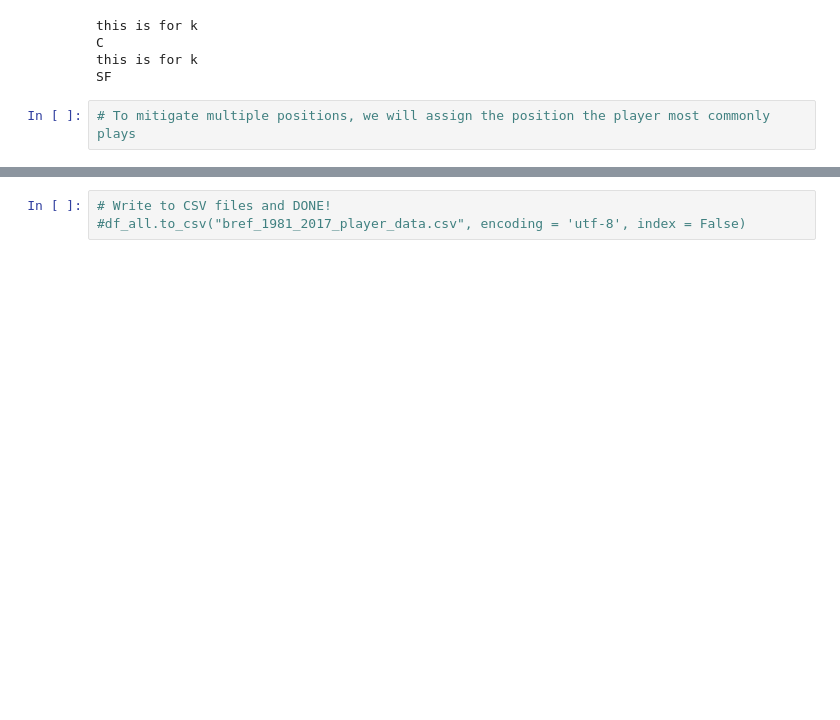
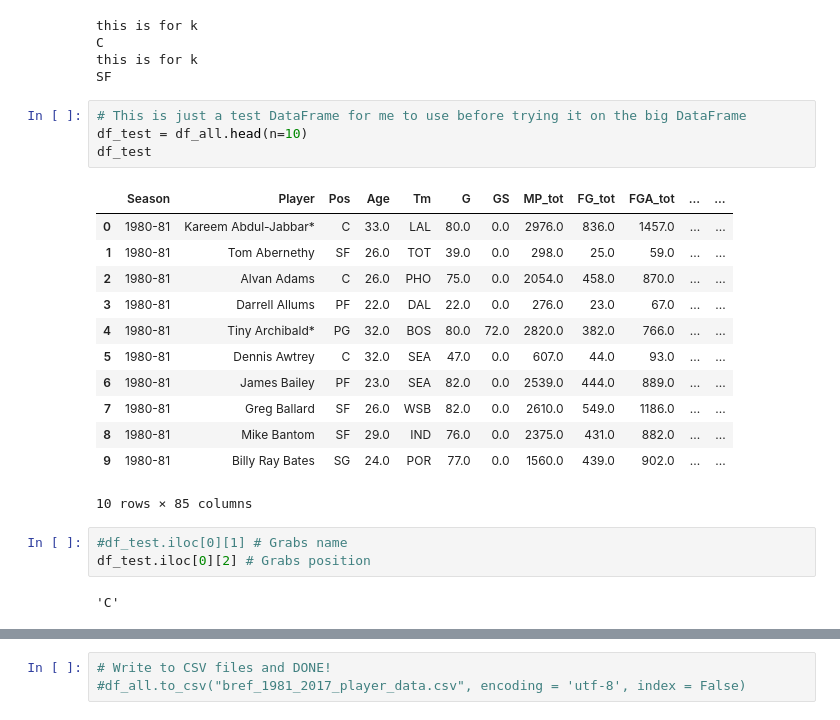
Before and after one commit to SpecCRA/nba_data_scrapers, a Jupyter notebook: bref_player_stats_scraper.ipynb, the cells around one changed output, grey strips where cells are left out. Saved outputs shown, nothing was run; the diff lists cells and outputs as text; blank space fills up the shorter version.

Commit message:
Added some working test code and pseudocode comments for replacing a DataFrame row value

```diff
--- a/bref_player_stats_scraper.ipynb
+++ b/bref_player_stats_scraper.ipynb
@@ -602,5 +604,25 @@ this is for k
 C
 this is for k
 SF
-# %%
-# To mitigate multiple positions, we will assign the position the player most commonly plays
+# %%
+# This is just a test DataFrame for me to use before trying it on the big DataFrame
+df_test = df_all.head(n=10)
+df_test
+# %% [output]
+|  | Season | Player | Pos | Age | Tm | G | GS | MP_tot | FG_tot | FGA_tot | ... | ... |
+| 0 | 1980-81 | Kareem Abdul-Jabbar* | C | 33.0 | LAL | 80.0 | 0.0 | 2976.0 | 836.0 | 1457.0 | ... | ... |
+| 1 | 1980-81 | Tom Abernethy | SF | 26.0 | TOT | 39.0 | 0.0 | 298.0 | 25.0 | 59.0 | ... | ... |
+| 2 | 1980-81 | Alvan Adams | C | 26.0 | PHO | 75.0 | 0.0 | 2054.0 | 458.0 | 870.0 | ... | ... |
+| 3 | 1980-81 | Darrell Allums | PF | 22.0 | DAL | 22.0 | 0.0 | 276.0 | 23.0 | 67.0 | ... | ... |
+| 4 | 1980-81 | Tiny Archibald* | PG | 32.0 | BOS | 80.0 | 72.0 | 2820.0 | 382.0 | 766.0 | ... | ... |
+| 5 | 1980-81 | Dennis Awtrey | C | 32.0 | SEA | 47.0 | 0.0 | 607.0 | 44.0 | 93.0 | ... | ... |
+| 6 | 1980-81 | James Bailey | PF | 23.0 | SEA | 82.0 | 0.0 | 2539.0 | 444.0 | 889.0 | ... | ... |
+| 7 | 1980-81 | Greg Ballard | SF | 26.0 | WSB | 82.0 | 0.0 | 2610.0 | 549.0 | 1186.0 | ... | ... |
+| 8 | 1980-81 | Mike Bantom | SF | 29.0 | IND | 76.0 | 0.0 | 2375.0 | 431.0 | 882.0 | ... | ... |
+| 9 | 1980-81 | Billy Ray Bates | SG | 24.0 | POR | 77.0 | 0.0 | 1560.0 | 439.0 | 902.0 | ... | ... |
+10 rows × 85 columns
+# %%
+#df_test.iloc[0][1] # Grabs name
+df_test.iloc[0][2] # Grabs position
+# %% [output]
+'C'
```
Also changed, not shown: parts of 9 cells of this notebook.
